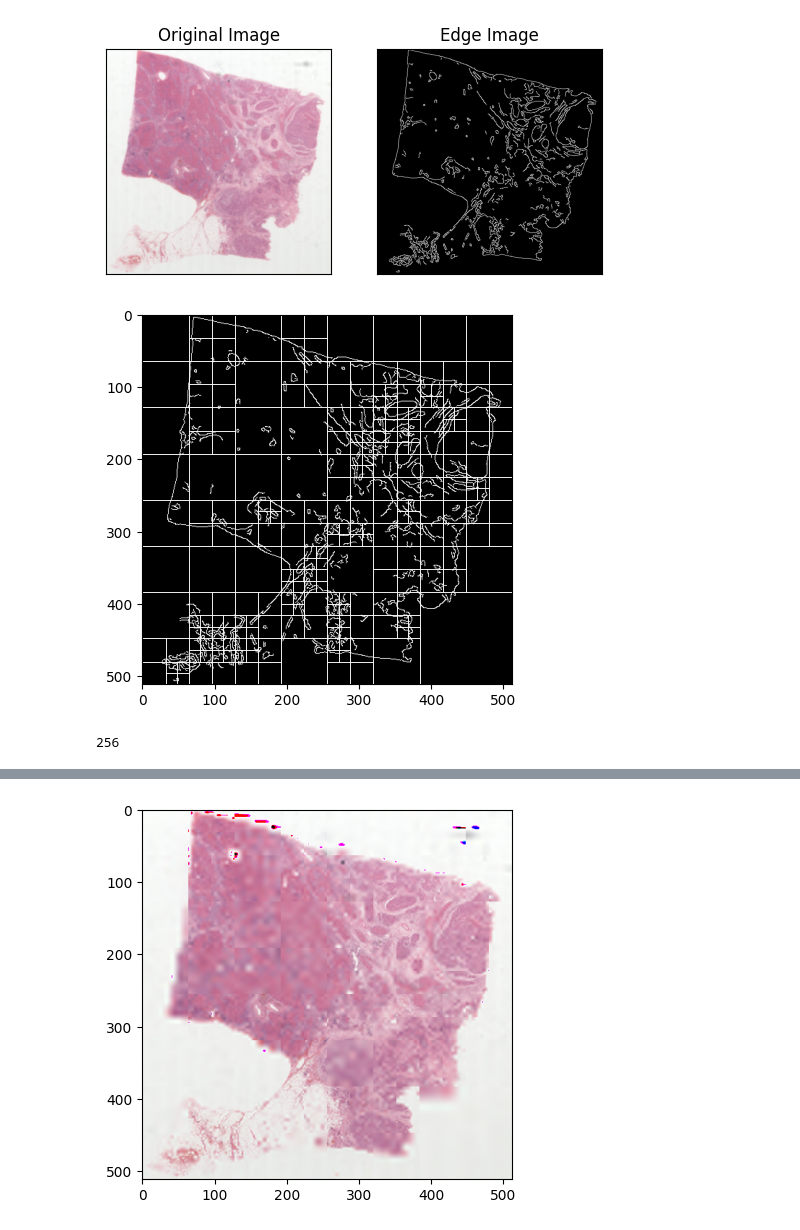
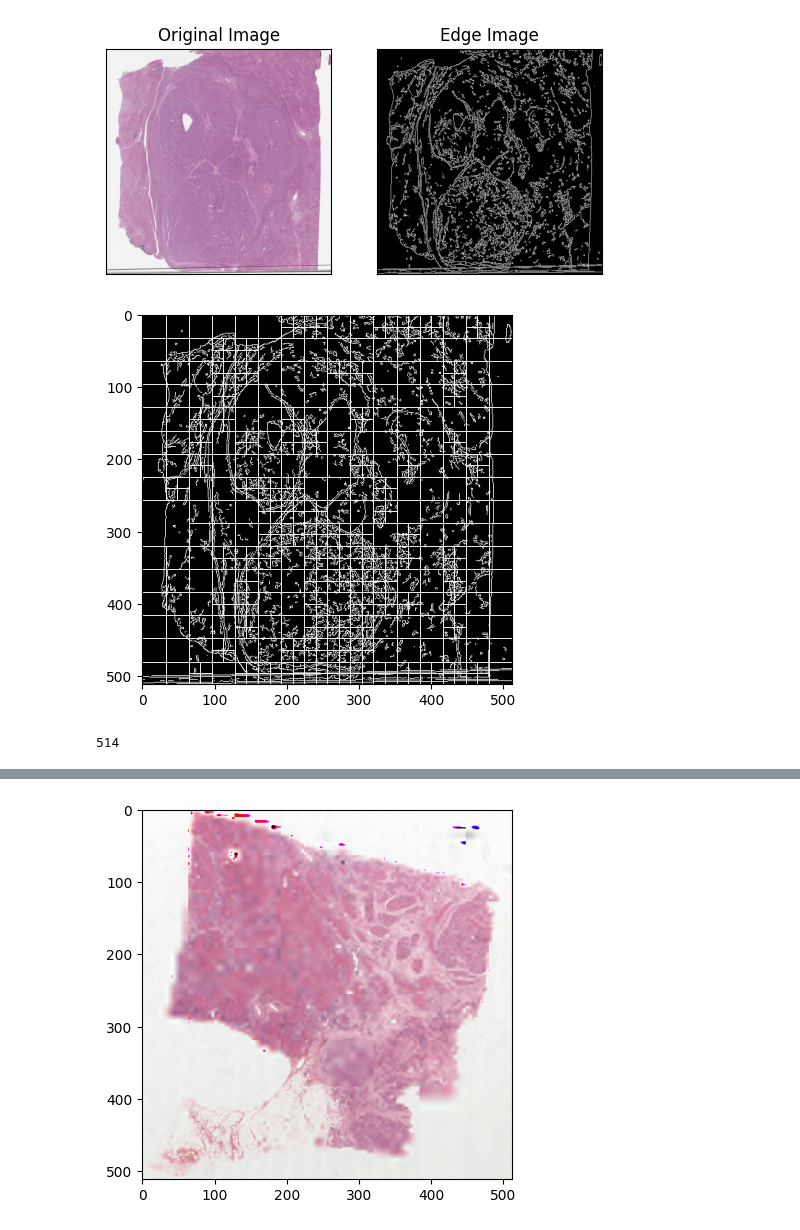
Before and after one commit to zhangenzhi/apt, a Jupyter notebook: utils/patchify.ipynb, the cells around one changed output, grey strips where cells are left out. Saved outputs shown, nothing was run; the diff lists cells and outputs as text; code cells hidden in the pictures.

```diff
--- a/utils/patchify.ipynb
+++ b/utils/patchify.ipynb
@@ -6,36 +6,36 @@ sys.path.append("../")
 from matplotlib import pyplot as plt
 from apt.quadtree import FixedQuadTree
 # %%
-# img = cv.imread('/Users/zhangenzhi/work/gvit-1/dataset/paip/output_images_and_masks/128700-2019-01-00-03-01/rescaled_image_0_512x512.png')
-img = cv.imread('/Volumes/data/dataset/paip/output_images_and_masks/153100-2019-01-00-03-01/rescaled_image_0_512x512.png')
+img = cv.imread('/Users/zhangenzhi/work/gvit-1/dataset/paip/output_images_and_masks/128700-2019-01-00-03-01/rescaled_image_0_512x512.png')
+# img = cv.imread('/Volumes/data/dataset/paip/output_images_and_masks/153100-2019-01-00-03-01/rescaled_image_0_512x512.png')
 # img = cv.imread('/Volumes/data/dataset/miccai/rescale-images-16384/rescaled_image_0_16384x16384.png')
 # img = cv.imread('/Volumes/data/dataset/test/n04525038_35823.JPEG')
 # img = cv.imread('/Volumes/Extreme/dataset/paip/output_images_and_masks/128700-2019-01-00-03-01/rescaled_image_0_512x512.png')
 
 img = cv.resize(img, (512,512))
 img = img[..., ::-1]
-grey_img = cv.GaussianBlur(img, (5,5), 0)
+grey_img = cv.GaussianBlur(img, (1,1), 0)
 # grey_img = img
 edges = cv.Canny(grey_img, 50, 110)
 
 plt.subplot(121),plt.imshow(grey_img)
 plt.title('Original Image'), plt.xticks([]), plt.yticks([])
 plt.subplot(122),plt.imshow(edges,cmap = 'gray')
 plt.title('Edge Image'), plt.xticks([]), plt.yticks([])
 plt.show()
 # %% [output]
-[figure, old version]
+[figure, new version]
 # %%
 fig, ax = plt.subplots()
 ax.imshow(edges, cmap = 'gray')
-qdt = FixedQuadTree(domain=edges, fixed_length=256)
+qdt = FixedQuadTree(domain=edges, fixed_length=512)
 qdt.draw(ax=ax)
 plt.show()
 print(qdt.count_patches())
 plt.close()
 # %% [output]
-[figure, old version]
+[figure, new version]
-256
+514
 # %%
 qdt.encode_nodes()
 # %% [output]
```
Also changed, not shown: 1 other file.
